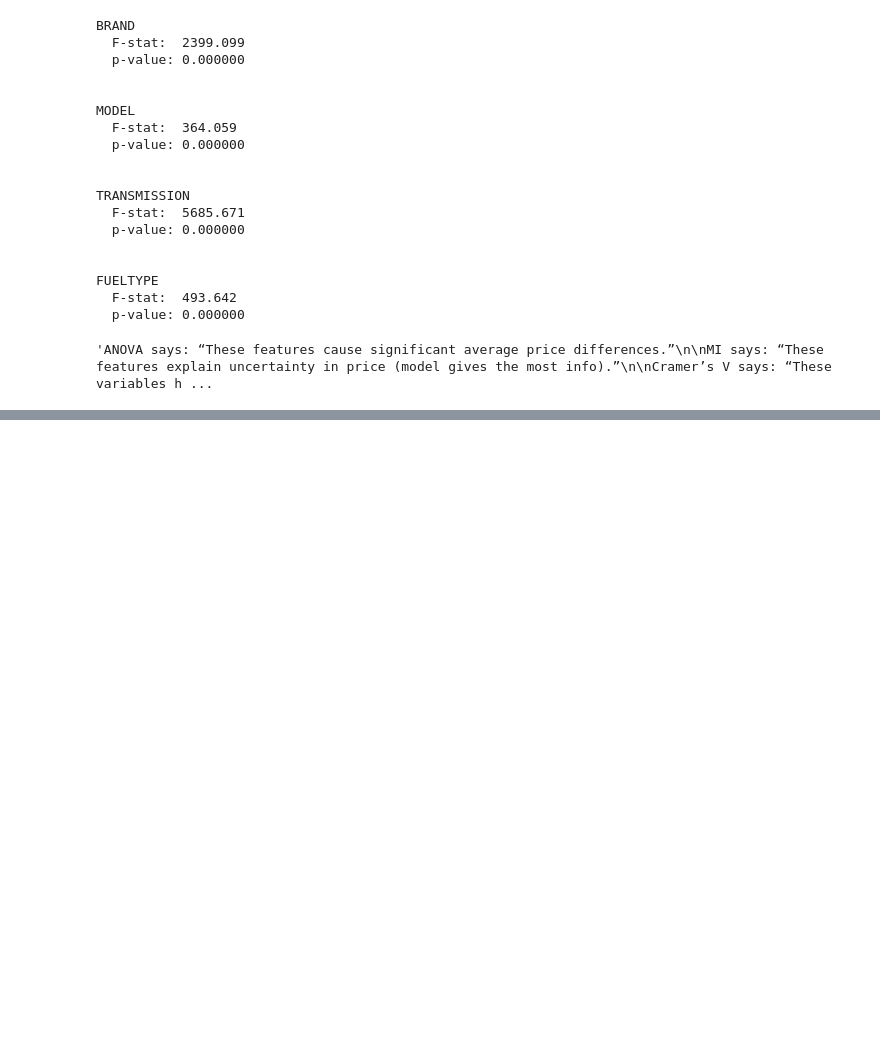
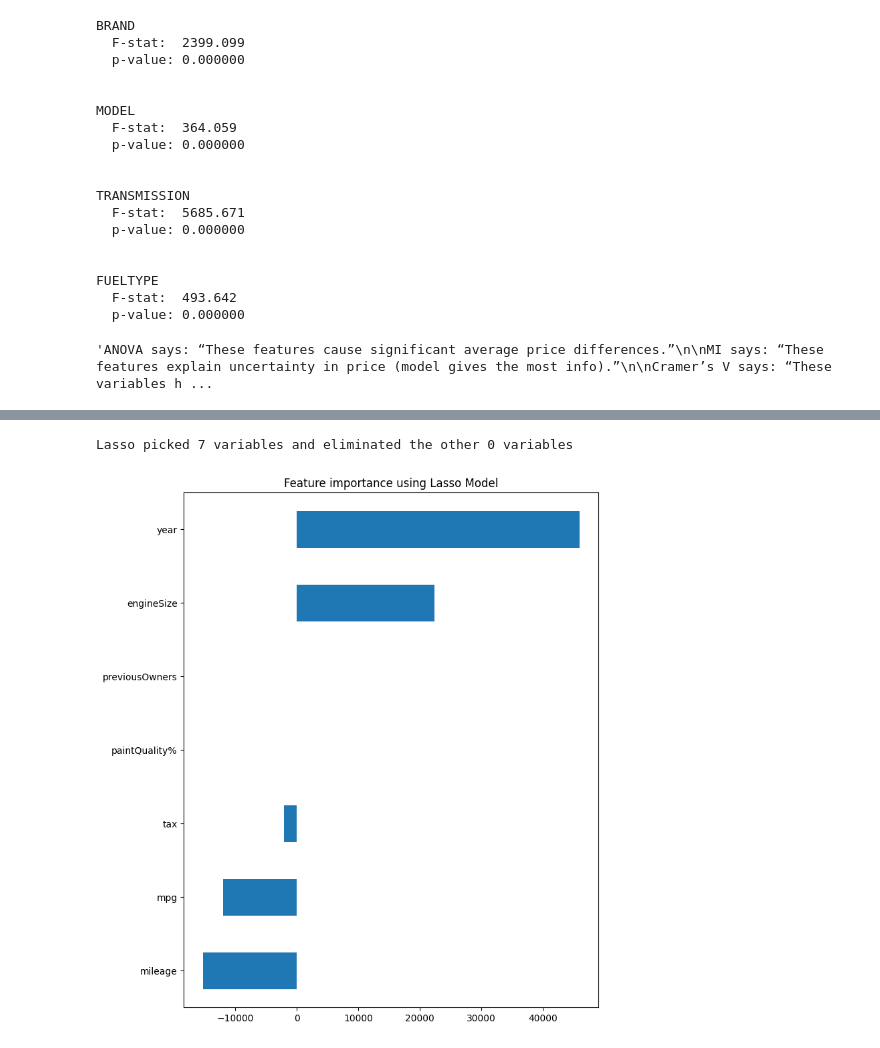
Before and after one commit to rmmandrade/ml2526, a Jupyter notebook: francisco.ipynb, the cells around one changed output, grey strips where cells are left out. Cells and saved outputs as stored; diff of their text form; code cells hidden in the pictures; blank space fills up the shorter version.

```diff
--- a/francisco.ipynb
+++ b/francisco.ipynb
@@ -1727,0 +1871,4 @@ Cramer’s V says: “These variables have moderate categorical association stre
+# %%
+reg = LassoCV()
+# %%
+reg.fit(X_train_num_scaled, y_train)
@@ -1727,0 +1885,3 @@ Cramer’s V says: “These variables have moderate categorical association stre
+# %%
+coef = pd.Series(reg.coef_, index = X_train_num_scaled.columns)
+coef.sort_values()
@@ -1727,0 +1897,17 @@ Cramer’s V says: “These variables have moderate categorical association stre
+# %%
+# CODE HERE
+print("Lasso picked " + str(sum(coef != 0)) + " variables and eliminated the other " +  str(sum(coef == 0)) + " variables")
+# %% [output]
+Lasso picked 7 variables and eliminated the other 0 variables
+# %%
+def plot_importance(coef,name):
+    imp_coef = coef.sort_values()
+    plt.figure(figsize=(8,10))
+    imp_coef.plot(kind = "barh")
+    plt.title("Feature importance using " + name + " Model")
+    plt.show()
+# %%
+# CODE HERE
+plot_importance(coef,'Lasso')
+# %% [output]
+[figure, added]
```
Also changed, not shown: parts of 38 cells of this notebook, 1 other file.
